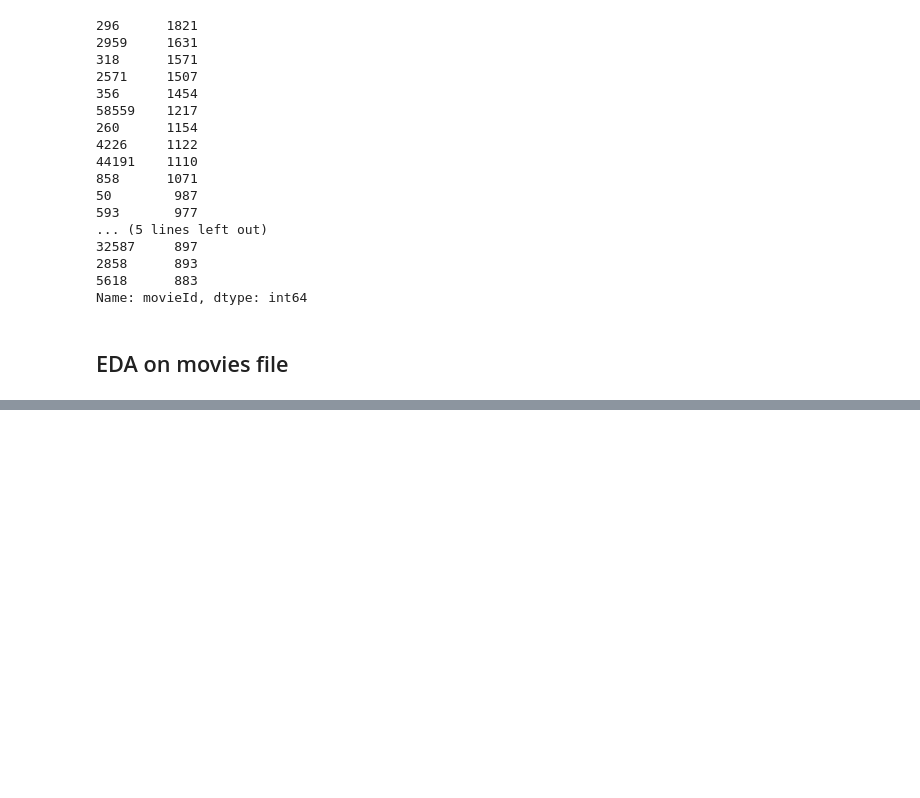
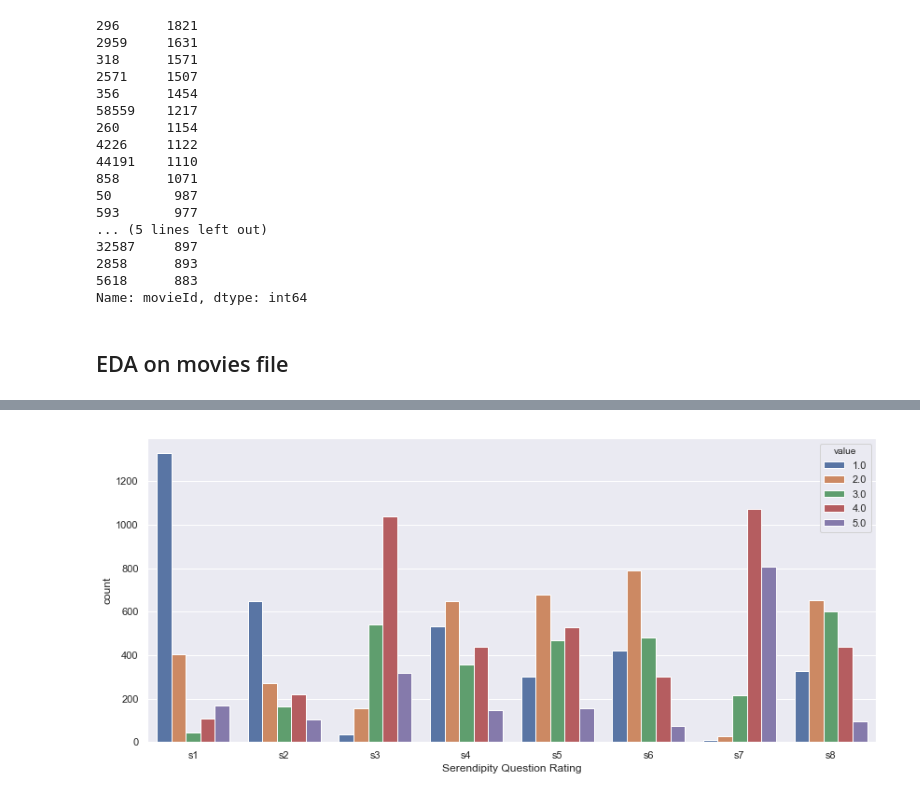
Before and after one commit to SanchayniB/Serendipitous-Recommender-System, a Jupyter notebook: EDA/EDA.ipynb, the cells around one changed output, grey strips where cells are left out. Saved outputs shown, nothing was run; the diff lists cells and outputs as text; code cells hidden in the pictures; blank space fills up the shorter version.

```diff
--- a/EDA/EDA.ipynb
+++ b/EDA/EDA.ipynb
@@ -253,0 +331,8 @@ movies_cleaned.to_csv('//Users//bagades//Desktop//RS//serendipity-sac2018//movie
+# %%
+serendipity_cols = ["s"+str(i) for i in range(1,9)]
+
+sns.countplot(x="variable", hue="value", data=pd.melt(answers[serendipity_cols]))
+plt.xlabel('Serendipity Question Rating')
+plt.show()
+# %% [output]
+[figure, added]
```
Also changed, not shown: parts of 16 cells of this notebook.
